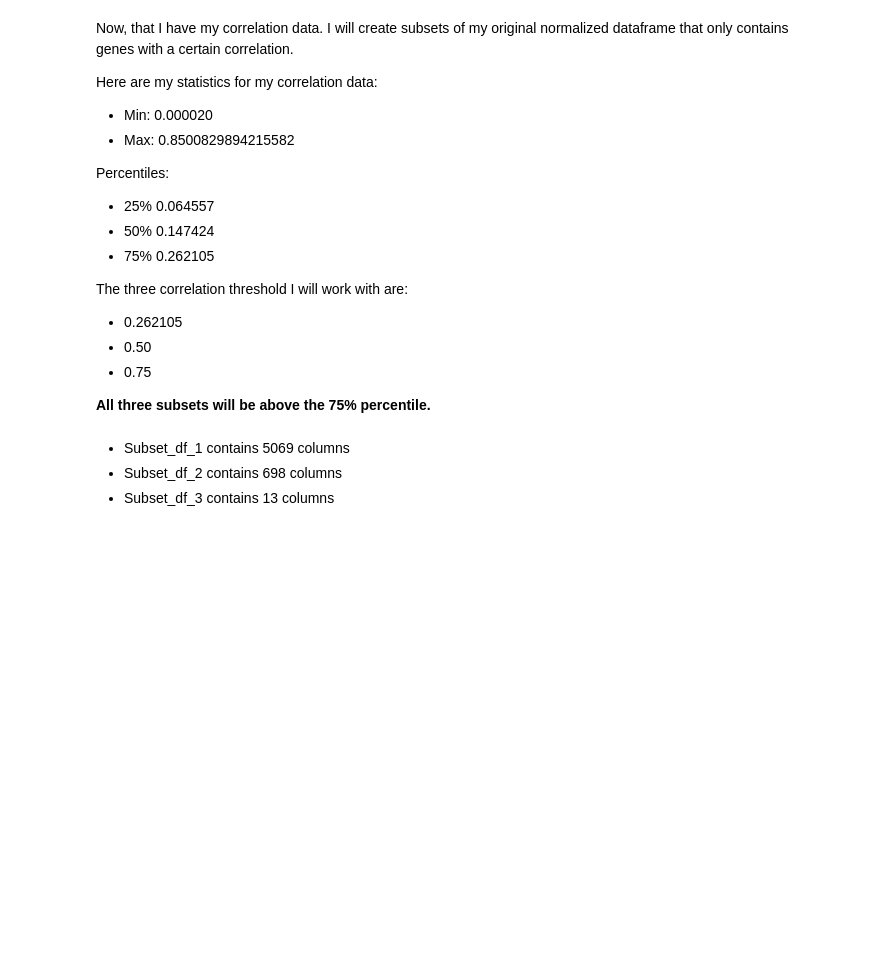
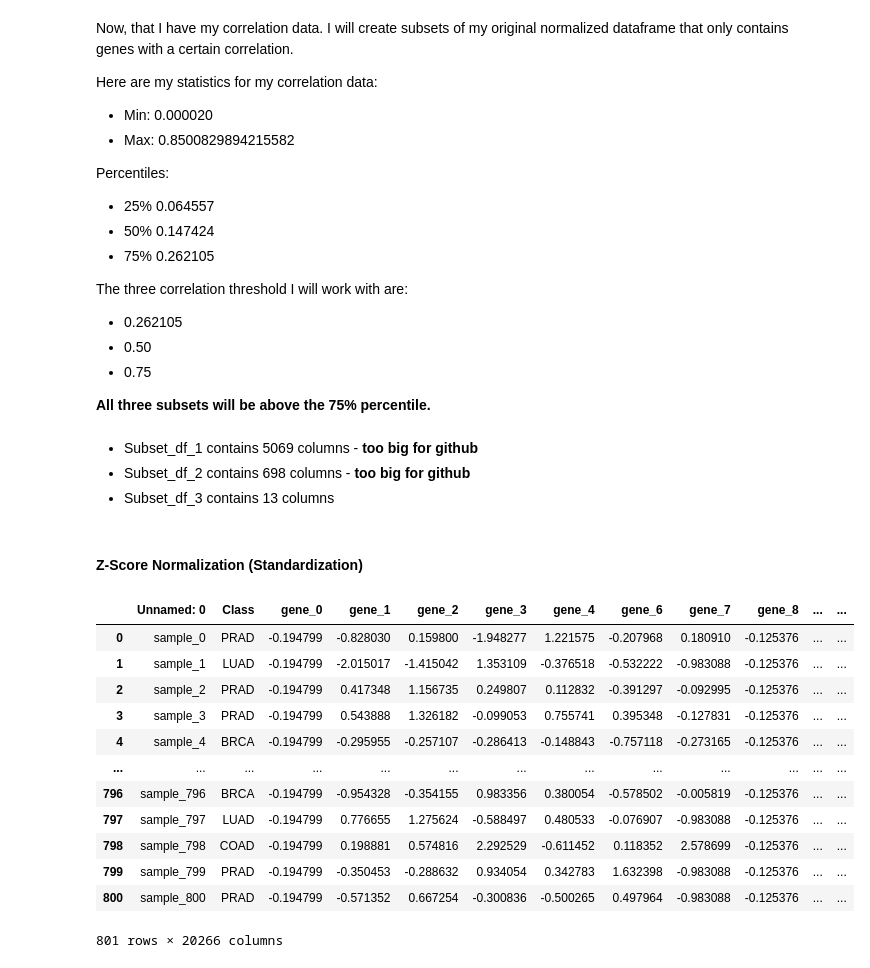
Before and after one commit to kimberly42787/Tumor-Classification-Using-RNA-Seq-Gene-Expression-Profiles, a Jupyter notebook: main.ipynb, the cells around one changed output. Cells and saved outputs as stored; diff of their text form; code cells hidden in the pictures; blank space fills up the shorter version.

Commit message:
Added normalization algorithm and comparison results

```diff
--- a/main.ipynb
+++ b/main.ipynb
@@ -336,4 +337,40 @@ min_max_subset_df_3 = df_corr_subset(norm_min_max_df, correlation_df, corr_thres
 # %% [markdown]
-- Subset_df_1 contains 5069 columns
-- Subset_df_2 contains 698 columns
+- Subset_df_1 contains 5069 columns - **too big for github**
+- Subset_df_2 contains 698 columns - **too big for github**
 - Subset_df_3 contains 13 columns
+# %% [markdown]
+#### Z-Score Normalization (Standardization)
+# %%
+# Z-Score Normalization
+
+# First, separate our numeric columns and non-numeric_columns as we will only need to apply our normalization to all the numeric columns
+
+z_non_numeric_cols = updated_df.select_dtypes(exclude = ['float64']).columns
+z_numeric_cols = updated_df.select_dtypes(include=['float64']).columns
+z_numeric_data = updated_df[z_numeric_cols]
+
+# Create a StandardScaler object
+scaler = StandardScaler()
+
+# Fit and transform the data
+z_normalized_array = scaler.fit_transform(z_numeric_data)
+
+# Convert to a dataframe
+z_df = pd.DataFrame(z_normalized_array, columns = z_numeric_cols)
+
+norm_z_df = pd.concat([updated_df[z_non_numeric_cols], z_df], axis = 1)
+norm_z_df
+# %% [output]
+|  | Unnamed: 0 | Class | gene_0 | gene_1 | gene_2 | gene_3 | gene_4 | gene_6 | gene_7 | gene_8 | ... | ... |
+| 0 | sample_0 | PRAD | -0.194799 | -0.828030 | 0.159800 | -1.948277 | 1.221575 | -0.207968 | 0.180910 | -0.125376 | ... | ... |
+| 1 | sample_1 | LUAD | -0.194799 | -2.015017 | -1.415042 | 1.353109 | -0.376518 | -0.532222 | -0.983088 | -0.125376 | ... | ... |
+| 2 | sample_2 | PRAD | -0.194799 | 0.417348 | 1.156735 | 0.249807 | 0.112832 | -0.391297 | -0.092995 | -0.125376 | ... | ... |
+| 3 | sample_3 | PRAD | -0.194799 | 0.543888 | 1.326182 | -0.099053 | 0.755741 | 0.395348 | -0.127831 | -0.125376 | ... | ... |
+| 4 | sample_4 | BRCA | -0.194799 | -0.295955 | -0.257107 | -0.286413 | -0.148843 | -0.757118 | -0.273165 | -0.125376 | ... | ... |
+| ... | ... | ... | ... | ... | ... | ... | ... | ... | ... | ... | ... | ... |
+| 796 | sample_796 | BRCA | -0.194799 | -0.954328 | -0.354155 | 0.983356 | 0.380054 | -0.578502 | -0.005819 | -0.125376 | ... | ... |
+| 797 | sample_797 | LUAD | -0.194799 | 0.776655 | 1.275624 | -0.588497 | 0.480533 | -0.076907 | -0.983088 | -0.125376 | ... | ... |
+| 798 | sample_798 | COAD | -0.194799 | 0.198881 | 0.574816 | 2.292529 | -0.611452 | 0.118352 | 2.578699 | -0.125376 | ... | ... |
+| 799 | sample_799 | PRAD | -0.194799 | -0.350453 | -0.288632 | 0.934054 | 0.342783 | 1.632398 | -0.983088 | -0.125376 | ... | ... |
+| 800 | sample_800 | PRAD | -0.194799 | -0.571352 | 0.667254 | -0.300836 | -0.500265 | 0.497964 | -0.983088 | -0.125376 | ... | ... |
+801 rows × 20266 columns
```
Also changed, not shown: parts of 10 cells of this notebook, 2 other files.
